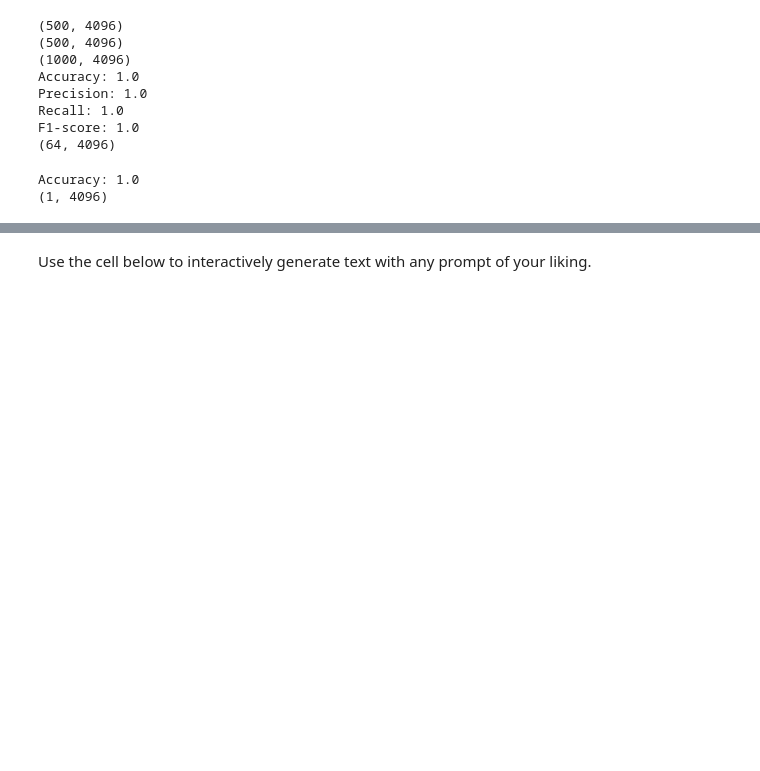
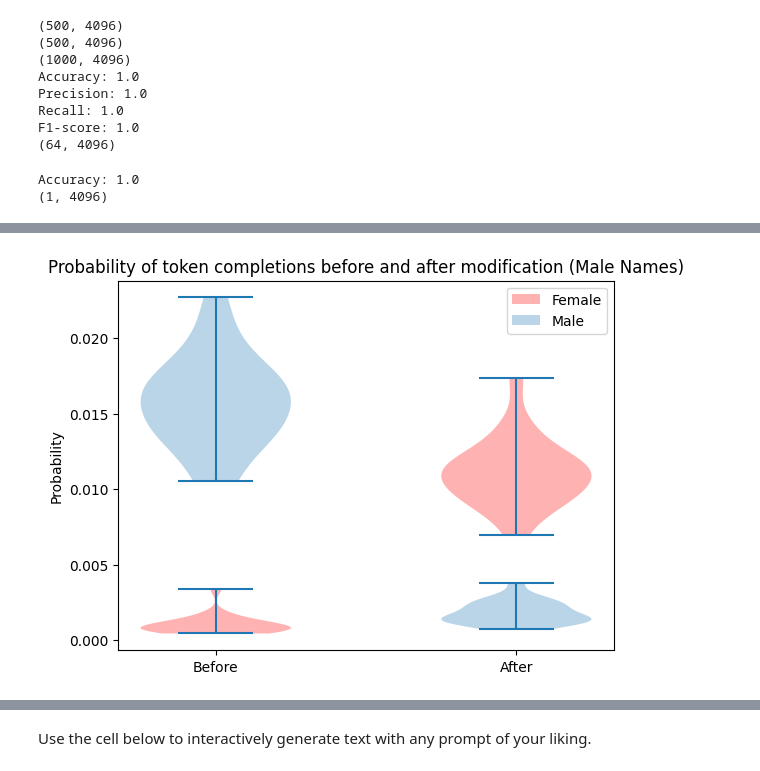
Before and after one commit to Xodarap/notebooks, a Jupyter notebook: Copy_of_rome.ipynb, the cells around one changed output, grey strips where cells are left out. Saved outputs shown, nothing was run; the diff lists cells and outputs as text; code cells hidden in the pictures; blank space fills up the shorter version.

```diff
--- a/Copy_of_rome.ipynb
+++ b/Copy_of_rome.ipynb
@@ -756,0 +771,8 @@ tok.decode(predicted_classes[0,-1])
+# %%
+def get_prob(name, token, model=model):
+  inputs = tok(f"Name: {name}. Gender:", return_tensors="pt").to("cuda")
+  outputs = model(**inputs, labels=inputs["input_ids"])
+  logits = outputs.logits
+  probs = F.softmax(logits, dim=-1)
+  return probs[0, -1, tok.get_vocab()[token]].cpu()
+get_prob('Dave', 'Male')
@@ -1135,0 +1195,30 @@ ROMEHyperParams(layers=[5], fact_token='subject_last', v_num_grad_steps=20, v_lr
+# %%
+violin_male_df = pd.DataFrame()
+for c in male_df.columns:
+  if c != 'name' and c != 'tensor_values':
+    violin_male_df[c] = [t.item() for t in male_df[c]]
+# %%
+import matplotlib.pyplot as plt
+import seaborn as sns
+idx = 0
+# for c in violin_male_df.columns[0:2]:
+#   print(c)
+#   sns.violinplot(x=np.repeat(idx,20), y=violin_male_df[c]) #, data=)
+#   idx=idx+1
+# sns.violinplot(x=np.repeat('female_probability',20), y=violin_male_df['female_probability'])
+# sns.violinplot(x=np.repeat('male_probability',20), y=violin_male_df['male_probability'])
+violin_parts = plt.violinplot([violin_male_df['female_probability'], violin_male_df['male_probability'],
+                violin_male_df['new_female_probability'], violin_male_df['new_male_probability']]
+               , positions = [1,1,2,2]
+               )
+violin_parts['bodies'][0].set_facecolor('red')
+violin_parts['bodies'][2].set_facecolor('red')
+# plt.violinplot(violin_male_df['male_probability'], positions = np.linspace(4, 5, len(violin_male_df['female_probability'])))
+plt.title('Probability of token completions before and after modification (Male Names)')
+plt.ylabel('Probability')
+plt.xticks([1,2], ['Before', 'After'], rotation=0)
+plt.legend(['Female', 'Male'])
+plt.savefig('violin_with_data.png', dpi=200)
+plt.show()
+# %% [output]
+[figure, added]
```
Also changed, not shown: parts of 15 cells of this notebook.
